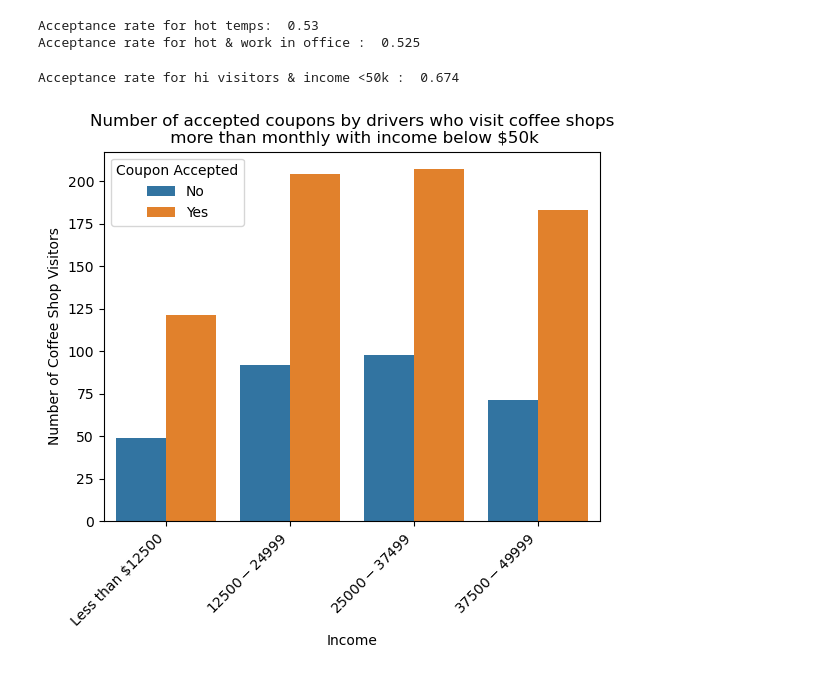
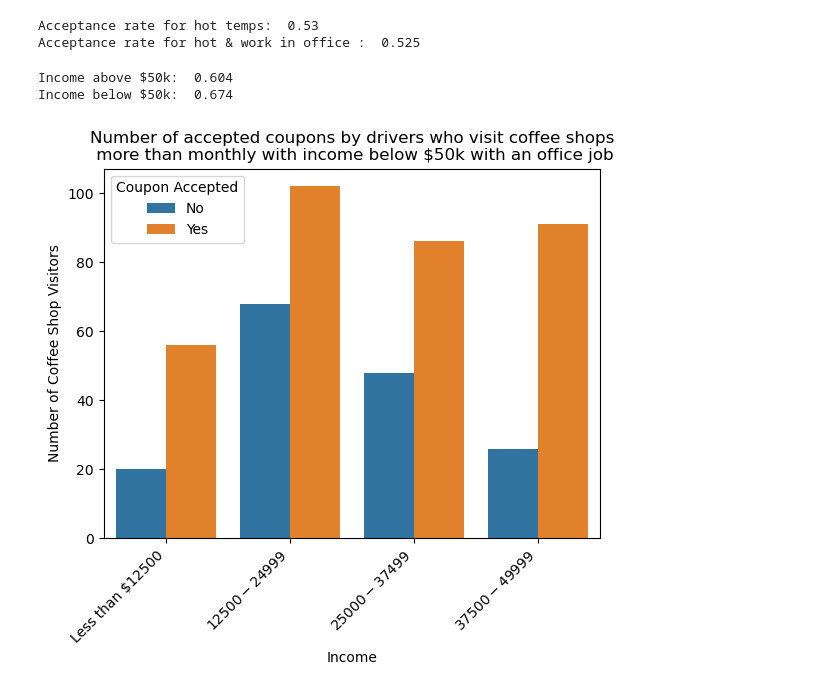
Before and after one commit to 013786/Long-Activity5, a Jupyter notebook: analysis.ipynb, the cells around one changed output. Saved outputs shown, nothing was run; the diff lists cells and outputs as text; code cells hidden in the pictures.

```diff
--- a/analysis.ipynb
+++ b/analysis.ipynb
@@ -295,14 +287,16 @@ print('Acceptance rate for hot & work in office : ', df_coffee.query('temperatur
 Acceptance rate for hot temps:  0.53
 Acceptance rate for hot & work in office :  0.525
 # %%
-print('Acceptance rate for hi visitors & income <50k : ', df_coffee.query('CoffeeHouse == @coffee_hi & income ==@income_under50 & occupation ==@office_job')['Y'].mean().round(3))
-sns.countplot(data=df_coffee.query('CoffeeHouse == @coffee_hi'),x="income", order = income_under50,hue='Y')
+print("Income above $50k: ",df_coffee.query('CoffeeHouse == @coffee_hi & occupation ==@office_job & income != @income_under50')['Y'].mean().round(3))
+print("Income below $50k: ",df_coffee.query('CoffeeHouse == @coffee_hi & occupation ==@office_job & income == @income_under50')['Y'].mean().round(3))
+sns.countplot(data=df_coffee.query('CoffeeHouse == @coffee_hi & occupation ==@office_job'),x="income", order = income_under50,hue='Y')
 plt.xticks(rotation=45, ha="right")
 plt.xlabel('Income')
 plt.ylabel('Number of Coffee Shop Visitors')
-plt.title('Number of accepted coupons by drivers who visit coffee shops\n more than monthly with income below $50k')
+plt.title('Number of accepted coupons by drivers who visit coffee shops\n more than monthly with income below $50k with an office job')
 plt.legend(title="Coupon Accepted",labels = ['No','Yes'])
 plt.savefig('images/self_explore2.png')
 # %% [output]
-Acceptance rate for hi visitors & income <50k :  0.674
+Income above $50k:  0.604
+Income below $50k:  0.674
-[figure, old version]
+[figure, new version]
```
Also changed, not shown: parts of 1 cell of this notebook, 1 other file.
